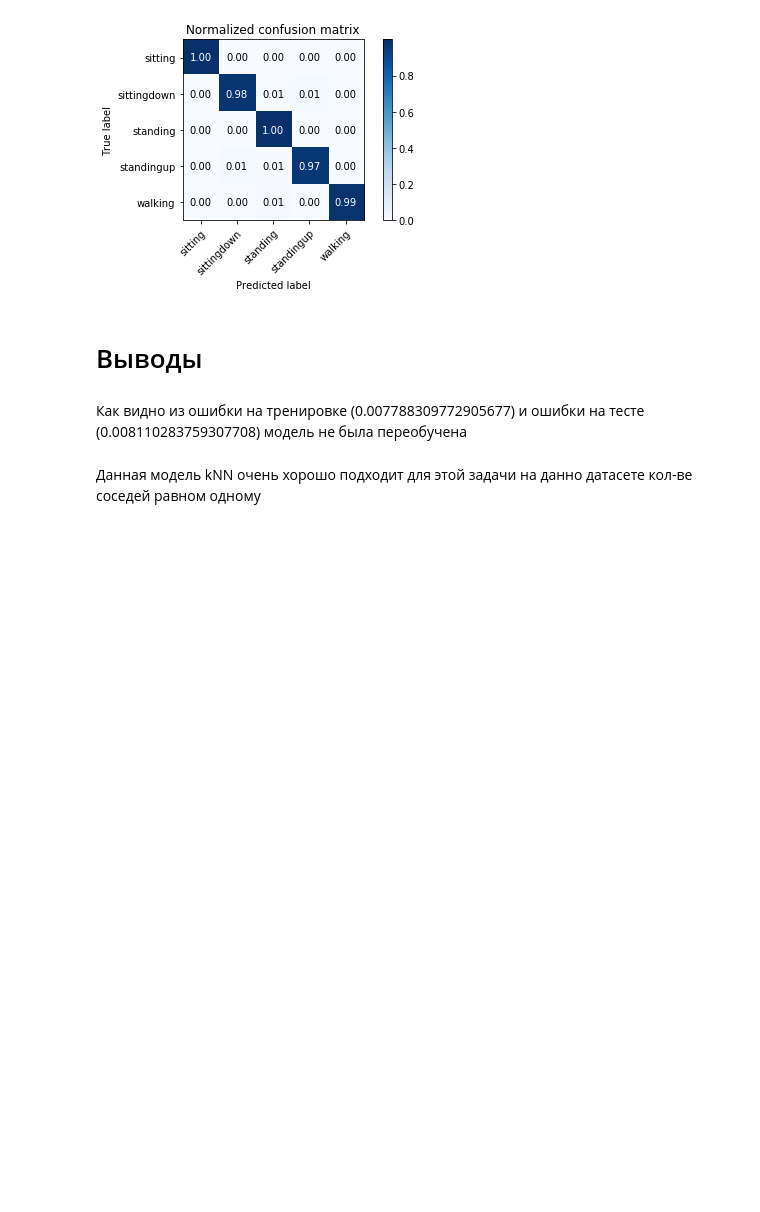
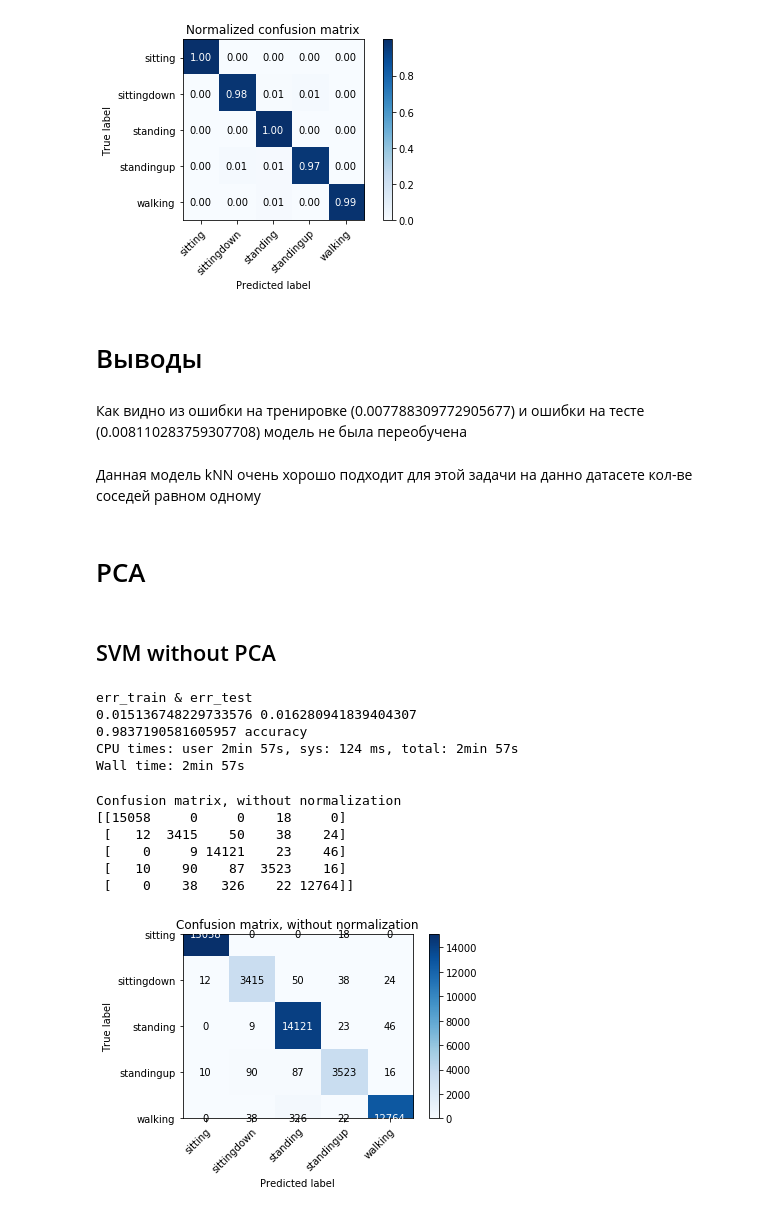
Before and after one commit to ABoltachev/Laba_1, a Jupyter notebook: Laba_1.ipynb, the cells around one changed output. Saved outputs shown, nothing was run; the diff lists cells and outputs as text; code cells hidden in the pictures; blank space fills up the shorter version.

```diff
--- a/Laba_1.ipynb
+++ b/Laba_1.ipynb
@@ -514,3 +505,7 @@ Normalized confusion matrix
 Как видно из ошибки на тренировке (0.007788309772905677) и ошибки на тесте (0.008110283759307708) модель не была переобучена
 # %% [markdown]
 Данная модель kNN очень хорошо подходит для этой задачи на данно датасете кол-ве соседей равном одному
+# %% [markdown]
+# PCA
+# %% [markdown]
+## SVM without PCA
@@ -516,0 +515,31 @@ Normalized confusion matrix
+# %%
+%%time
+clf = SVC()
+clf.fit(X_train, y_train)
+err_train = np.mean(y_train != clf.predict(X_train))
+err_test = np.mean(y_test != clf.predict(X_test))
+Accuracy = clf.score(X_test, y_test)
+print("err_train & err_test")
+print(err_train, err_test)
+print(Accuracy, "accuracy")
+# %% [output]
+err_train & err_test
+0.015136748229733576 0.016280941839404307
+0.9837190581605957 accuracy
+CPU times: user 2min 57s, sys: 124 ms, total: 2min 57s
+Wall time: 2min 57s
+# %%
+y_test_predict = clf.predict(X_test)
+# %%
+# Plot non-normalized confusion matrix
+plot_confusion_matrix(y_test, y_test_predict, classes=classes,
+                      title='Confusion matrix, without normalization')
+pass
+# %% [output]
+Confusion matrix, without normalization
+[[15058     0     0    18     0]
+ [   12  3415    50    38    24]
+ [    0     9 14121    23    46]
+ [   10    90    87  3523    16]
+ [    0    38   326    22 12764]]
+[figure, added]
```
Also changed, not shown: parts of 23 cells of this notebook.
